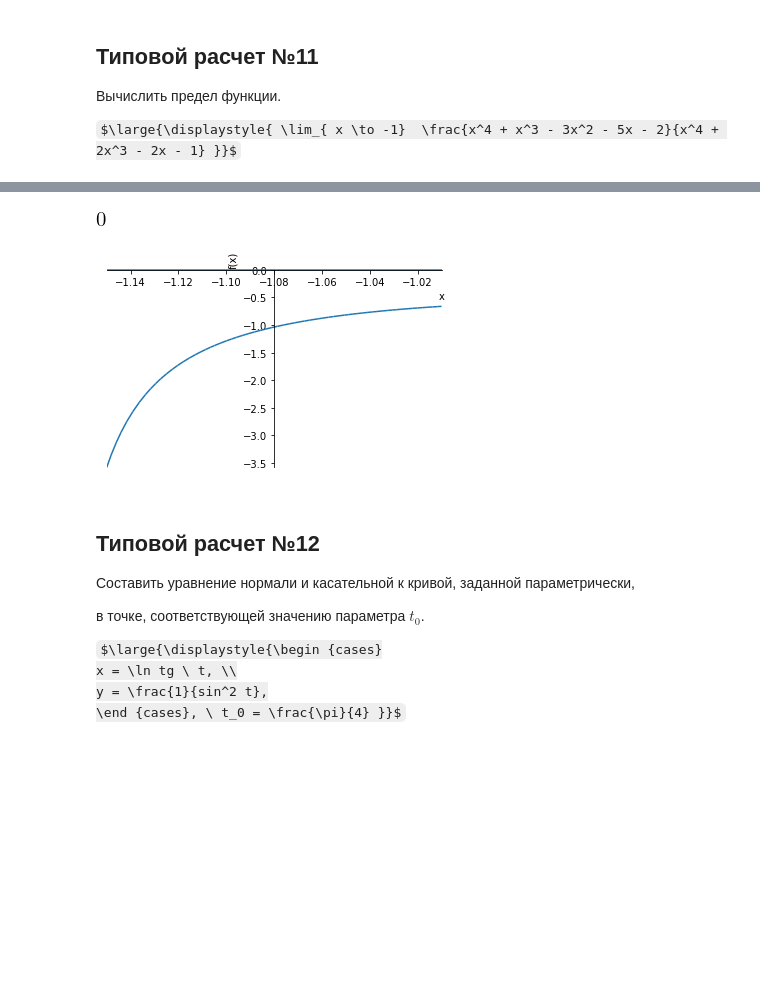
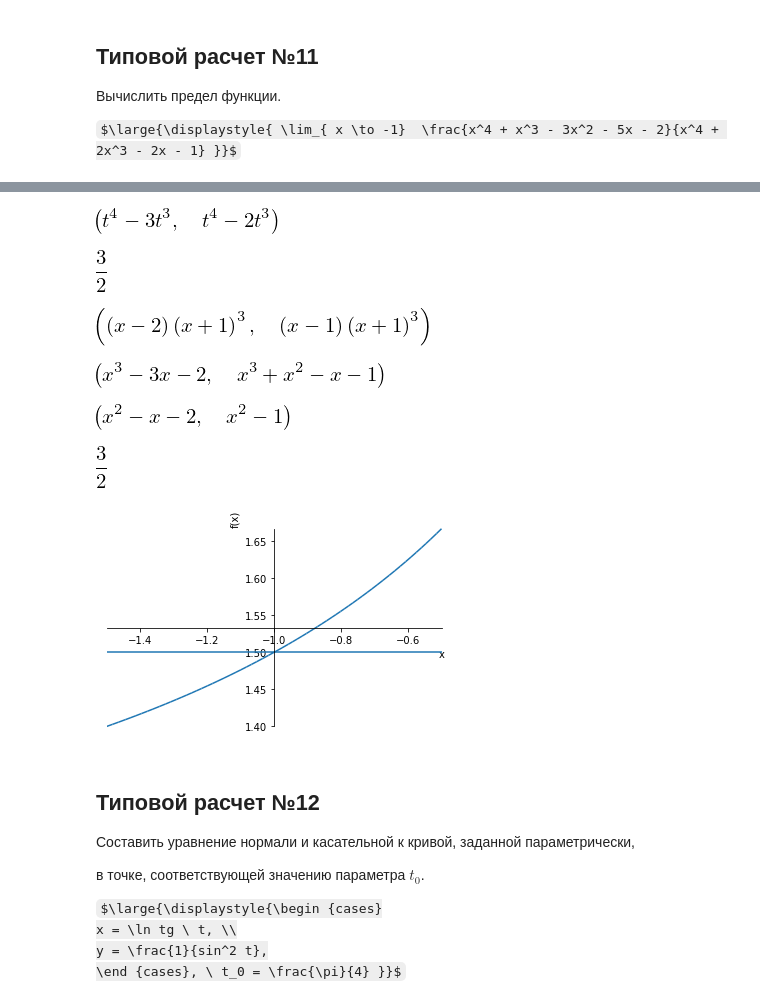
Before and after one commit to OlgaBelitskaya/math_20182019, a Jupyter notebook: mathanalysis_standardcalc209-215.ipynb, the cells around one changed output, grey strips where cells are left out. Cells and saved outputs as stored; diff of their text form; code cells hidden in the pictures; some formulas as TeX source; blank space fills up the shorter version.

```diff
--- a/mathanalysis_standardcalc209-215.ipynb
+++ b/mathanalysis_standardcalc209-215.ipynb
@@ -133,14 +165,35 @@ $\large{\displaystyle{ \lim_{ x \to -1}  \frac{x^4 + x^3 - 3x^2 - 5x - 2}{x^4 +
+# %%
+t = Symbol('t')
+expand((t - 1)**4 + (t - 1)**3 - 3 * (t - 1)**2 - 5 * (t - 1) - 2), expand((t - 1)**4 + 2 * (t - 1)**3 - 2 * (t - 1) - 1)
+# %% [output]
+[figure, added]
+# %%
+limit((t ** 4 - 3 * t ** 3)/( t** 4 - 2 * t ** 3), t, 0)
+# %% [output]
+[figure, added]
 # %%
 x = Symbol('x')
-y = (x ** 4 + x ** 3 - 3 * x ** 2 - 5 * x - 2) / (x * 4 + 2 * x ** 3 - 2 * x - 1)
+y = (x ** 4 + x ** 3 - 3 * x ** 2 - 5 * x - 2) / (x ** 4 + 2 * x ** 3 - 2 * x - 1)
+# %%
+factor(x ** 4 + x ** 3 - 3 * x ** 2 - 5 * x - 2), factor(x ** 4 + 2 * x ** 3 - 2 * x - 1)
+# %% [output]
+[figure, added]
+# %%
+simplify((x ** 4 + x ** 3 - 3 * x ** 2 - 5 * x - 2) / (x + 1)), simplify((x ** 4 + 2 * x ** 3 - 2 * x - 1) / (x + 1))
+# %% [output]
+[figure, added]
+# %%
+simplify((x ** 3 - 3 * x - 2) / (x + 1)), simplify((x ** 3 +  x ** 2 - x - 1) / (x + 1))
+# %% [output]
+[figure, added]
 # %%
 limit(y, x, -1)
 # %% [output]
-[figure, old version]
+[figure, new version]
 # %%
-plot(y, 0, (x, -1.15, -1.01));
+plot(y, 1.5, (x, -1.5, -0.5));
 # %% [output]
-[figure, old version]
+[figure, new version]
 # %% [markdown]
 ## Типовой расчет №12
 
```
Also changed, not shown: parts of 3 cells of this notebook.
